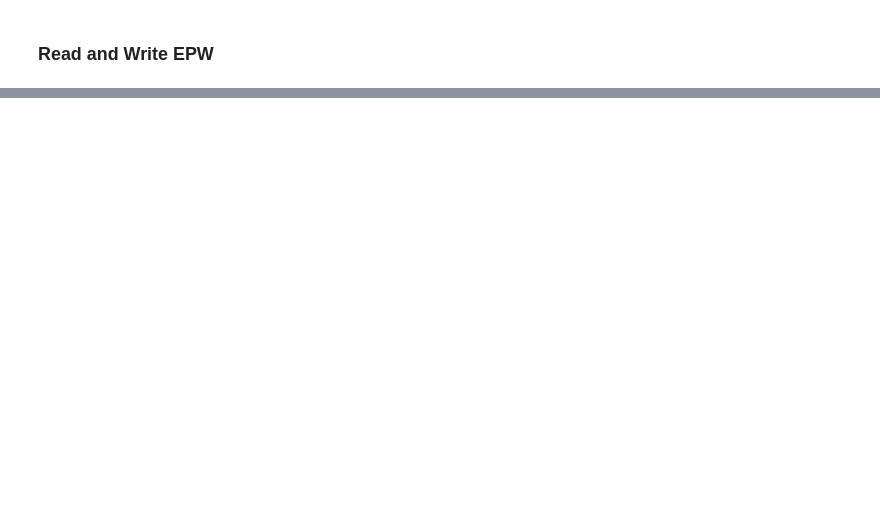
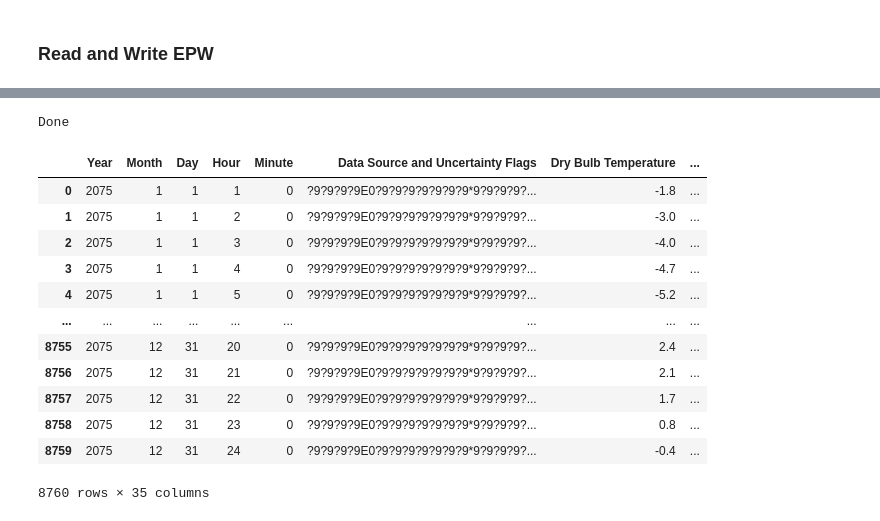
Before and after one commit to justinfmccarty/epwmorph, a Jupyter notebook: process_modeldata.ipynb, the cells around one changed output, grey strips where cells are left out. Cells and saved outputs as stored; diff of their text form; code cells hidden in the pictures; blank space fills up the shorter version.

```diff
--- a/process_modeldata.ipynb
+++ b/process_modeldata.ipynb
@@ -112,0 +115,24 @@ def out_epw(fut_df):
+# %%
+df = pd.DataFrame()
+
+out_epw(df, 2075, '/content/out3.epw')
+# %% [output]
+Done
+# %%
+a = epw()
+a.read('/content/out3.epw')
+a.dataframe
+# %% [output]
+|  | Year | Month | Day | Hour | Minute | Data Source and Uncertainty Flags | Dry Bulb Temperature | ... |
+| 0 | 2075 | 1 | 1 | 1 | 0 | ?9?9?9?9E0?9?9?9?9?9?9?9*9?9?9?9?... | -1.8 | ... |
+| 1 | 2075 | 1 | 1 | 2 | 0 | ?9?9?9?9E0?9?9?9?9?9?9?9*9?9?9?9?... | -3.0 | ... |
+| 2 | 2075 | 1 | 1 | 3 | 0 | ?9?9?9?9E0?9?9?9?9?9?9?9*9?9?9?9?... | -4.0 | ... |
+| 3 | 2075 | 1 | 1 | 4 | 0 | ?9?9?9?9E0?9?9?9?9?9?9?9*9?9?9?9?... | -4.7 | ... |
+| 4 | 2075 | 1 | 1 | 5 | 0 | ?9?9?9?9E0?9?9?9?9?9?9?9*9?9?9?9?... | -5.2 | ... |
+| ... | ... | ... | ... | ... | ... | ... | ... | ... |
+| 8755 | 2075 | 12 | 31 | 20 | 0 | ?9?9?9?9E0?9?9?9?9?9?9?9*9?9?9?9?... | 2.4 | ... |
+| 8756 | 2075 | 12 | 31 | 21 | 0 | ?9?9?9?9E0?9?9?9?9?9?9?9*9?9?9?9?... | 2.1 | ... |
+| 8757 | 2075 | 12 | 31 | 22 | 0 | ?9?9?9?9E0?9?9?9?9?9?9?9*9?9?9?9?... | 1.7 | ... |
+| 8758 | 2075 | 12 | 31 | 23 | 0 | ?9?9?9?9E0?9?9?9?9?9?9?9*9?9?9?9?... | 0.8 | ... |
+| 8759 | 2075 | 12 | 31 | 24 | 0 | ?9?9?9?9E0?9?9?9?9?9?9?9*9?9?9?9?... | -0.4 | ... |
+8760 rows × 35 columns
```
Also changed, not shown: parts of 2 cells of this notebook.
